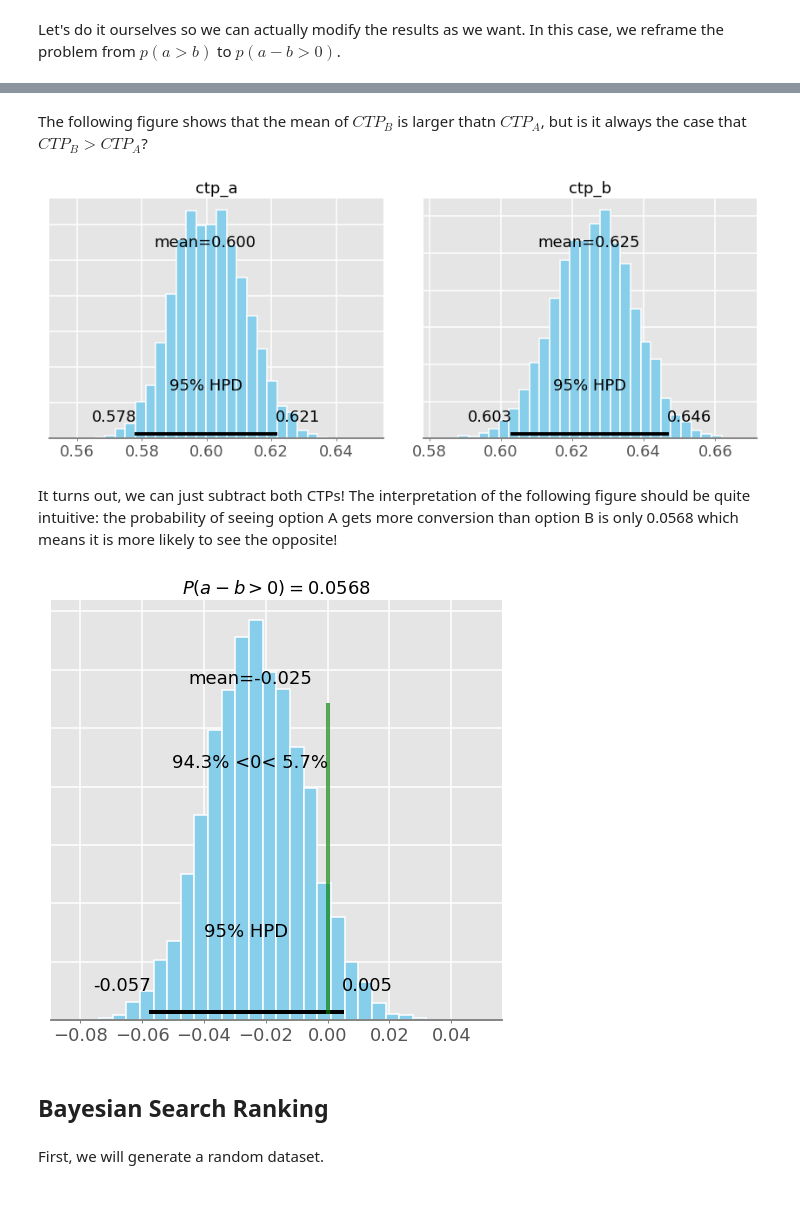
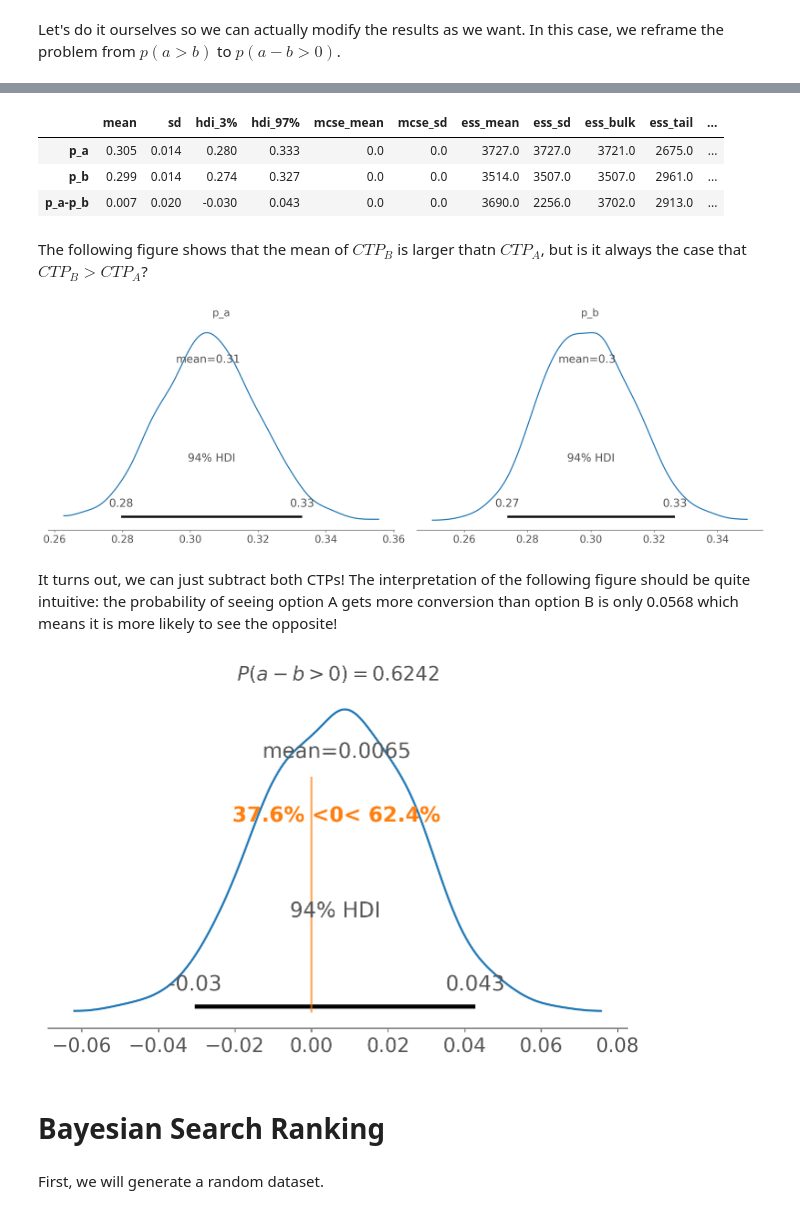
Before and after one commit to aliakbars/talks, a Jupyter notebook: Probabilistic Programming.ipynb, the cells around one changed output, grey strips where cells are left out. Saved outputs shown, nothing was run; the diff lists cells and outputs as text; code cells hidden in the pictures.

```diff
--- a/Probabilistic Programming.ipynb
+++ b/Probabilistic Programming.ipynb
@@ -1,12 +1,11 @@
 # %%
+import arviz as az
 import matplotlib.pyplot as plt
 import numpy as np
 import pandas as pd
 import pymc3 as pm
 import seaborn as sns
 
-%matplotlib inline
-
-plt.style.use('ggplot')
-sns.set_context('talk')
+%config InlineBackend.figure_format = 'retina'
+plt.rcParams = plt.rcParamsOrig
 # %% [markdown]
@@ -83,26 +82,36 @@ pm.traceplot(burned_trace);
+# %%
+from IPython.display import display
+
+with model:
+    display(az.summary(trace))
+# %% [output]
+|  | mean | sd | hdi_3% | hdi_97% | mcse_mean | mcse_sd | ess_mean | ess_sd | ess_bulk | ess_tail | ... |
+| p_a | 0.305 | 0.014 | 0.280 | 0.333 | 0.0 | 0.0 | 3727.0 | 3727.0 | 3721.0 | 2675.0 | ... |
+| p_b | 0.299 | 0.014 | 0.274 | 0.327 | 0.0 | 0.0 | 3514.0 | 3507.0 | 3507.0 | 2961.0 | ... |
+| p_a-p_b | 0.007 | 0.020 | -0.030 | 0.043 | 0.0 | 0.0 | 3690.0 | 2256.0 | 3702.0 | 2913.0 | ... |
 # %% [markdown]
 The following figure shows that the mean of $CTP_B$ is larger thatn $CTP_A$, but is it always the case that $CTP_B > CTP_A$?
-# %%
-pm.plot_posterior(burned_trace, varnames=['ctp_a', 'ctp_b'], figsize=(12,5), text_size=18);
-# %% [output]
-[figure, removed]
+# %%
+with model:
+    az.plot_posterior(trace, var_names=['p_a', 'p_b'])
+# %% [output]
+[figure, added]
 # %% [markdown]
 It turns out, we can just subtract both CTPs! The interpretation of the following figure should be quite intuitive: the probability of seeing option A gets more conversion than option B is only 0.0568 which means it is more likely to see the opposite!
 # %%
-pm.plot_posterior(
-    burned_trace,
-    varnames=['a-b'],
-    ref_val=0,
-    figsize=(7,7),
-    text_size=18
-)
-plt.title('$P(a-b > 0) = {:.4f}$'.format(
-    (burned_trace['a-b'] > 0).mean()
-));
+with model:
+    az.plot_posterior(
+        trace,
+        var_names=['p_a-p_b'],
+        ref_val=0
+    )
+    plt.title('$P(a-b > 0) = {:.4f}$'.format(
+        (trace['p_a-p_b'] > 0).mean()
+    ))
 # %% [output]
-[figure, old version]
+[figure, new version]
 # %% [markdown]
-## Bayesian Search Ranking
+# Bayesian Search Ranking
 # %% [markdown]
 First, we will generate a random dataset.
 # %%
```
Also changed, not shown: parts of 22 cells of this notebook.
